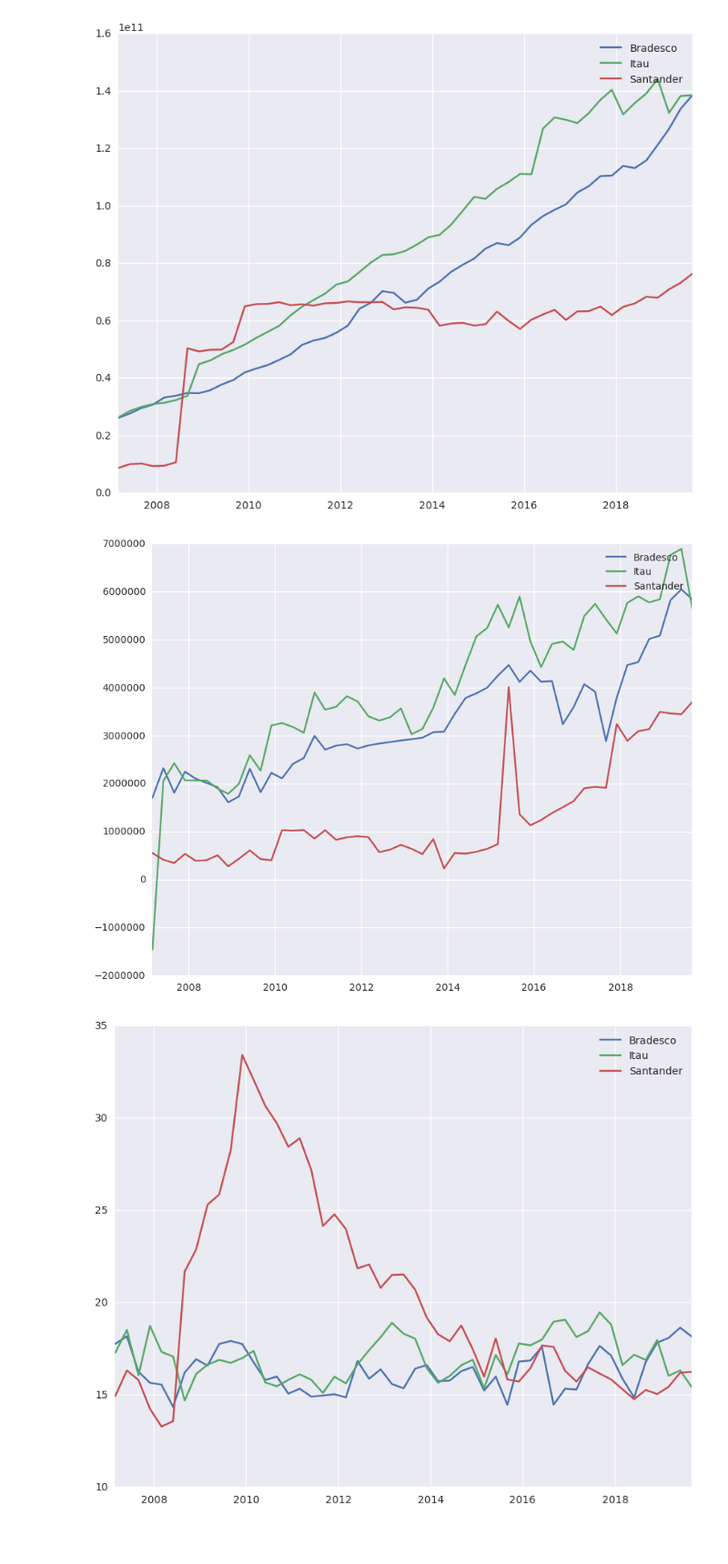
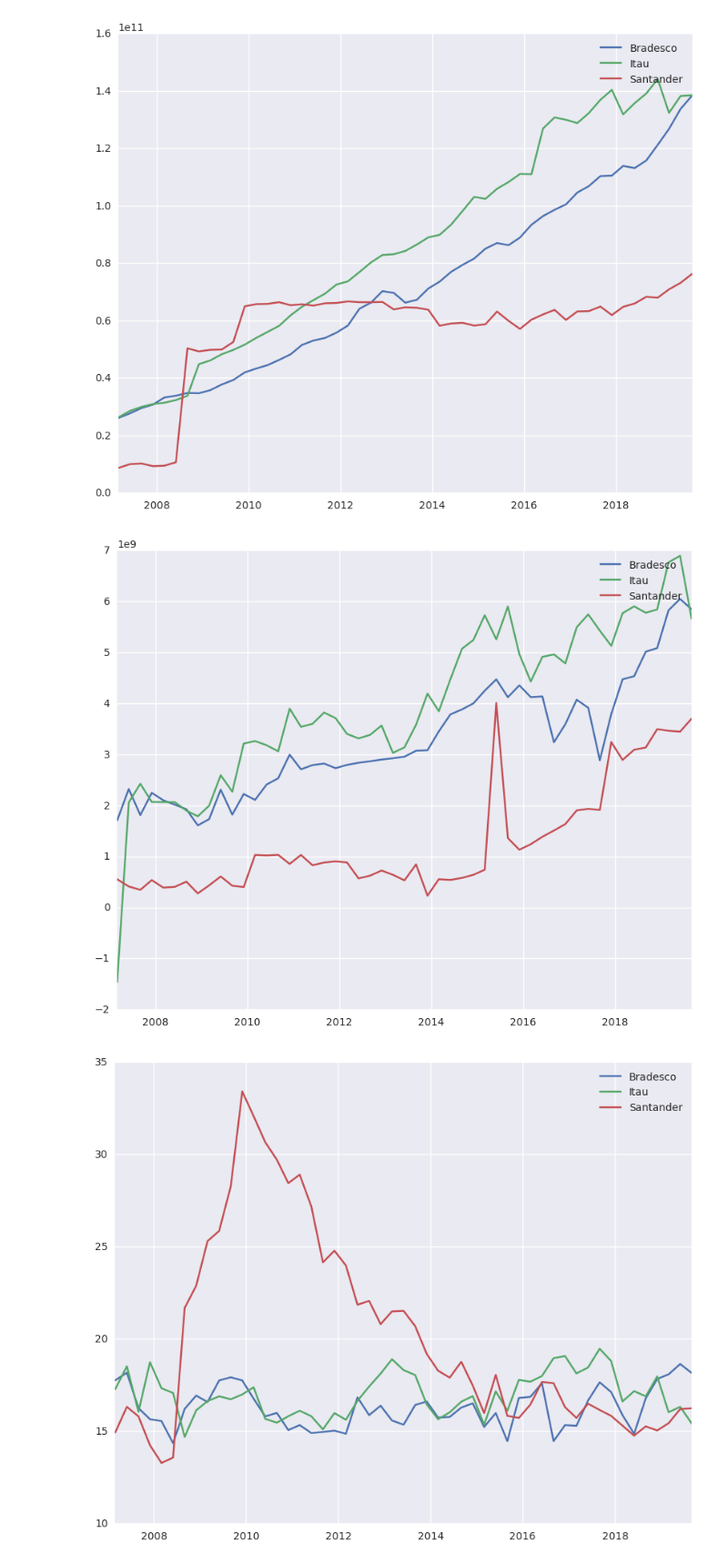
Before and after one commit to gpedote/informacoes_banco_central, a Jupyter notebook: banco_central.ipynb, the cells around one changed output. Shown at 91% size. Saved outputs shown, nothing was run; the diff lists cells and outputs as text; code cells hidden in the pictures; blank space fills up the shorter version.

```diff
--- a/banco_central.ipynb
+++ b/banco_central.ipynb
@@ -93,26 +85,26 @@ Por algum motivo no lucros do segundo e quarto semestre estão inclusos, respect
 # %%
 # Remove todas as séries que não estão completas ou que tem lucro líquido missing
 qtd_meses_serie = len(np.unique(df['data']))
-df = df.dropna(subset=['lucro_liquido'])
+df = df.dropna(subset=['rs_lucro_liquido'])
 inst_com_serie_completa = df['inst_finan'].value_counts() == qtd_meses_serie
 df = df[df['inst_finan'].isin(inst_com_serie_completa[lambda x: x].keys())]
 # %%
 UM_TRIMESTRE = 3
 SEGUNDO_TRIMESTRE = 6
 QUARTO_TRIMESTRE = 12
-pivotagem = df.pivot(index='inst_finan', columns='data', values='lucro_liquido')
+pivotagem = df.pivot(index='inst_finan', columns='data', values='rs_lucro_liquido')
 for col in pivotagem.columns:
     if col.month in [SEGUNDO_TRIMESTRE, QUARTO_TRIMESTRE]:
         pivotagem[col] = pivotagem[col] - pivotagem[datetime.datetime(col.year, col.month - UM_TRIMESTRE, 1)]
 
 lucro_liquido_corrigido = pd.melt(pivotagem.reset_index(), id_vars='inst_finan',
                                   value_vars=pivotagem.columns.tolist(),
-                                  value_name='lucro_liquido_corrigido')
+                                  value_name='rs_lucro_liquido_corrigido')
 df = df.merge(lucro_liquido_corrigido, on=['inst_finan', 'data'], how='inner')
 # %% [markdown]
 ## Corrige escala dos valores monetários
-# %%
-df[colunas_float] = df[colunas_float] * 1000
+# %%
+df.loc[:, df.columns.str.startswith('rs_')] = df.loc[:, df.columns.str.startswith('rs_')] * 1000
 # %% [markdown]
 ## Cria arquivo de saída contendo a base completa e processada
 # %%
@@ -158,14 +150,14 @@ plt.show()
 # %%
 fig, ax = plt.subplots(figsize = (10, 8))
 
-plt.plot(bradesco['data'], bradesco['lucro_liquido_corrigido'], label='Bradesco')
-plt.plot(itau['data'], itau['lucro_liquido_corrigido'], label='Itau')
-plt.plot(santander['data'], santander['lucro_liquido_corrigido'], label='Santander')
+plt.plot(bradesco['data'], bradesco['rs_lucro_liquido_corrigido'], label='Bradesco')
+plt.plot(itau['data'], itau['rs_lucro_liquido_corrigido'], label='Itau')
+plt.plot(santander['data'], santander['rs_lucro_liquido_corrigido'], label='Santander')
 
 plt.legend()
 plt.show()
 # %% [output]
-[figure, old version]
+[figure, new version]
 # %%
 fig, ax = plt.subplots(figsize = (10, 8))
 
```
Also changed, not shown: parts of 8 cells of this notebook.
